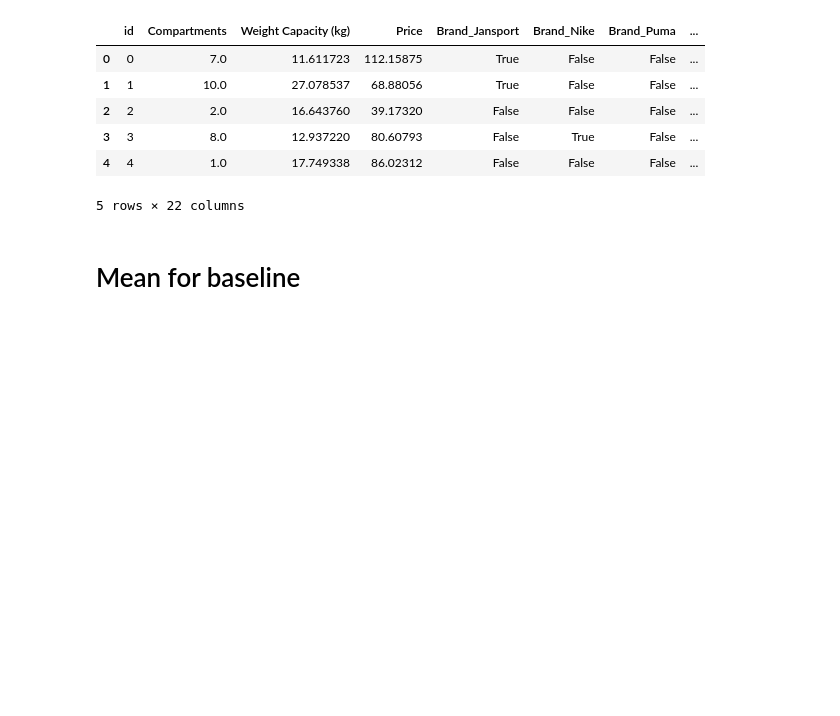
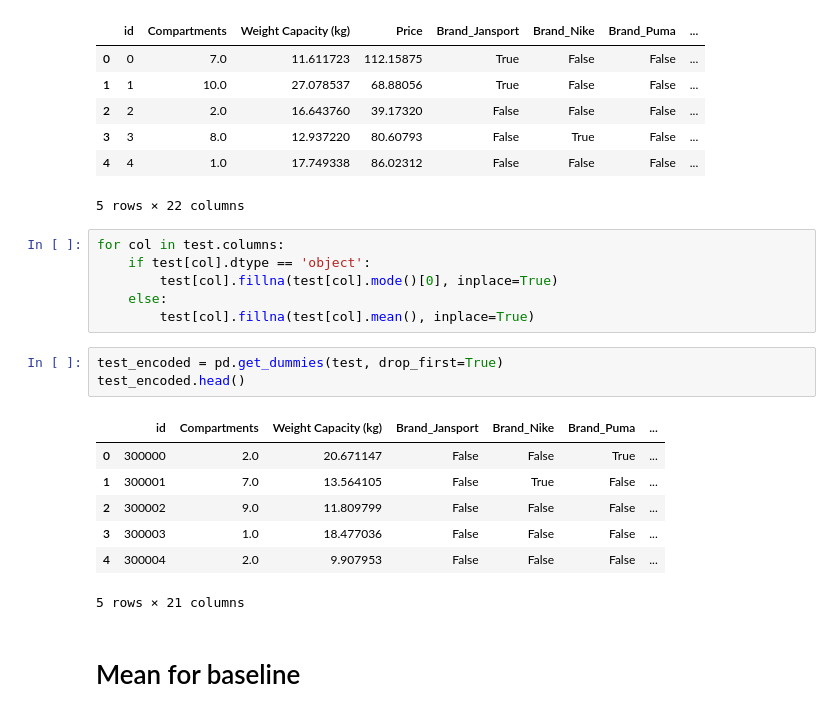
Before and after one commit to samuelpndx/kaggle-playground-s5-e2, a Jupyter notebook: playground-s5e2-backpack.ipynb, the cells around one changed output. Cells and saved outputs as stored; diff of their text form; blank space fills up the shorter version.

```diff
--- a/playground-s5e2-backpack.ipynb
+++ b/playground-s5e2-backpack.ipynb
@@ -387,6 +390,23 @@ train_encoded.head()
 | 3 | 3 | 8.0 | 12.937220 | 80.60793 | False | True | False | ... |
 | 4 | 4 | 1.0 | 17.749338 | 86.02312 | False | False | False | ... |
 5 rows × 22 columns
+# %%
+for col in test.columns:
+    if test[col].dtype == 'object':
+        test[col].fillna(test[col].mode()[0], inplace=True)
+    else:
+        test[col].fillna(test[col].mean(), inplace=True)
+# %%
+test_encoded = pd.get_dummies(test, drop_first=True)
+test_encoded.head()
+# %% [output]
+|  | id | Compartments | Weight Capacity (kg) | Brand_Jansport | Brand_Nike | Brand_Puma | ... |
+| 0 | 300000 | 2.0 | 20.671147 | False | False | True | ... |
+| 1 | 300001 | 7.0 | 13.564105 | False | True | False | ... |
+| 2 | 300002 | 9.0 | 11.809799 | False | False | False | ... |
+| 3 | 300003 | 1.0 | 18.477036 | False | False | False | ... |
+| 4 | 300004 | 2.0 | 9.907953 | False | False | False | ... |
+5 rows × 21 columns
 # %% [markdown]
 # Mean for baseline
 # %%
```
Also changed, not shown: parts of 13 cells of this notebook.
